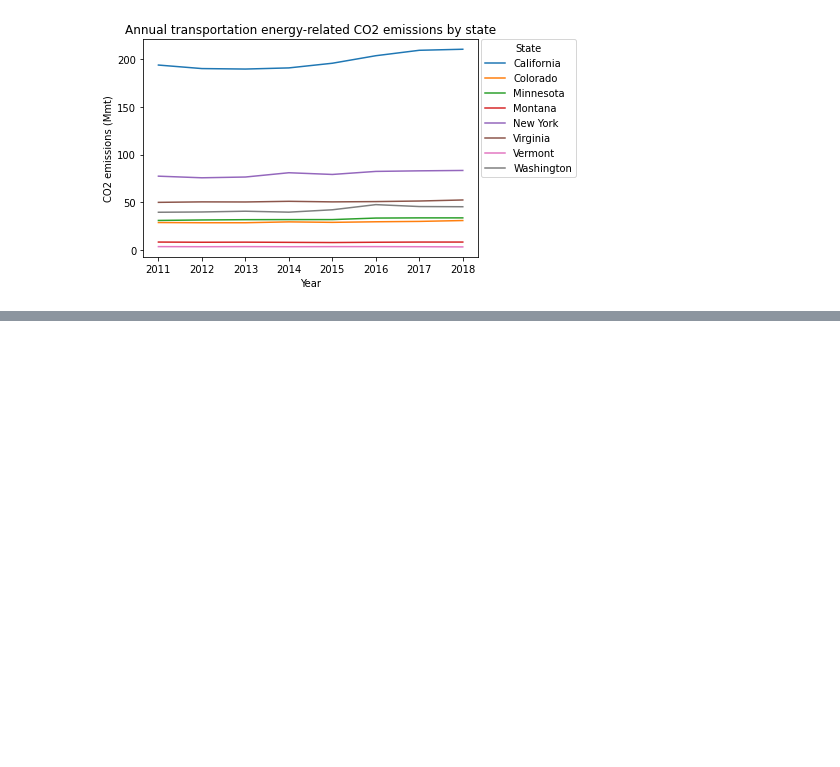
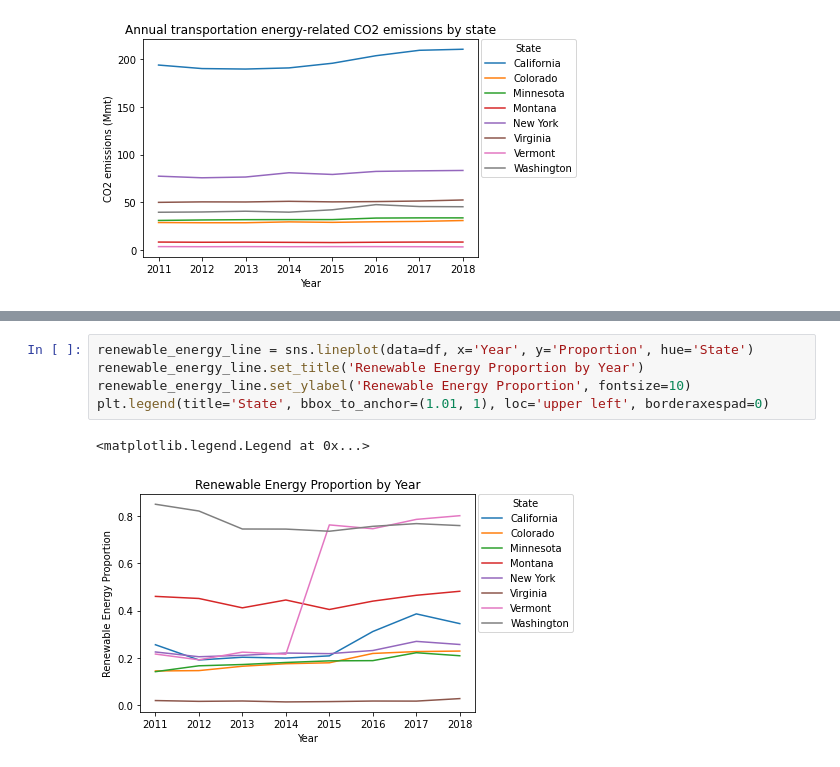
Before and after one commit to michaelgranado/EV-Count-and-CO2-Emissions-Project, a Jupyter notebook: EDACheckpointGroup039-Wi22.ipynb, the cells around one changed output, grey strips where cells are left out. Cells and saved outputs as stored; diff of their text form; blank space fills up the shorter version.

```diff
--- a/EDACheckpointGroup039-Wi22.ipynb
+++ b/EDACheckpointGroup039-Wi22.ipynb
@@ -473,0 +485,8 @@ plt.legend(title='State', bbox_to_anchor=(1.01, 1), loc='upper left', borderaxes
+# %%
+renewable_energy_line = sns.lineplot(data=df, x='Year', y='Proportion', hue='State')
+renewable_energy_line.set_title('Renewable Energy Proportion by Year')
+renewable_energy_line.set_ylabel('Renewable Energy Proportion', fontsize=10)
+plt.legend(title='State', bbox_to_anchor=(1.01, 1), loc='upper left', borderaxespad=0)
+# %% [output]
+<matplotlib.legend.Legend at 0x...>
+[figure, added]
```
Also changed, not shown: parts of 5 cells of this notebook.
